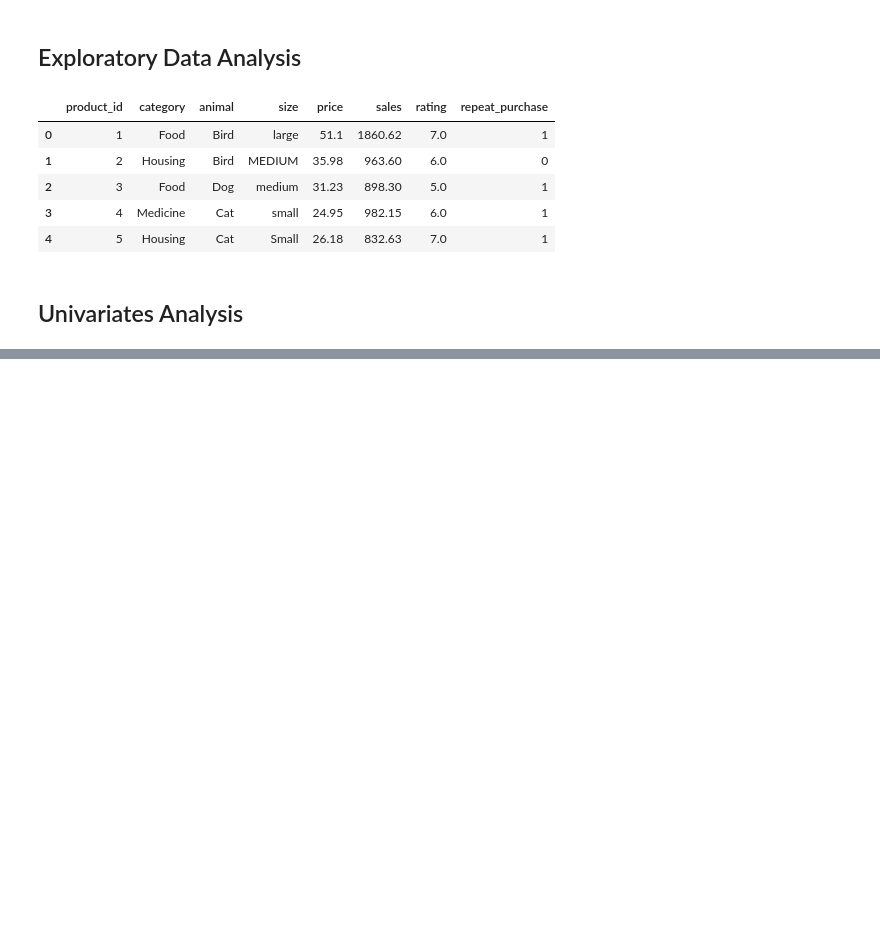
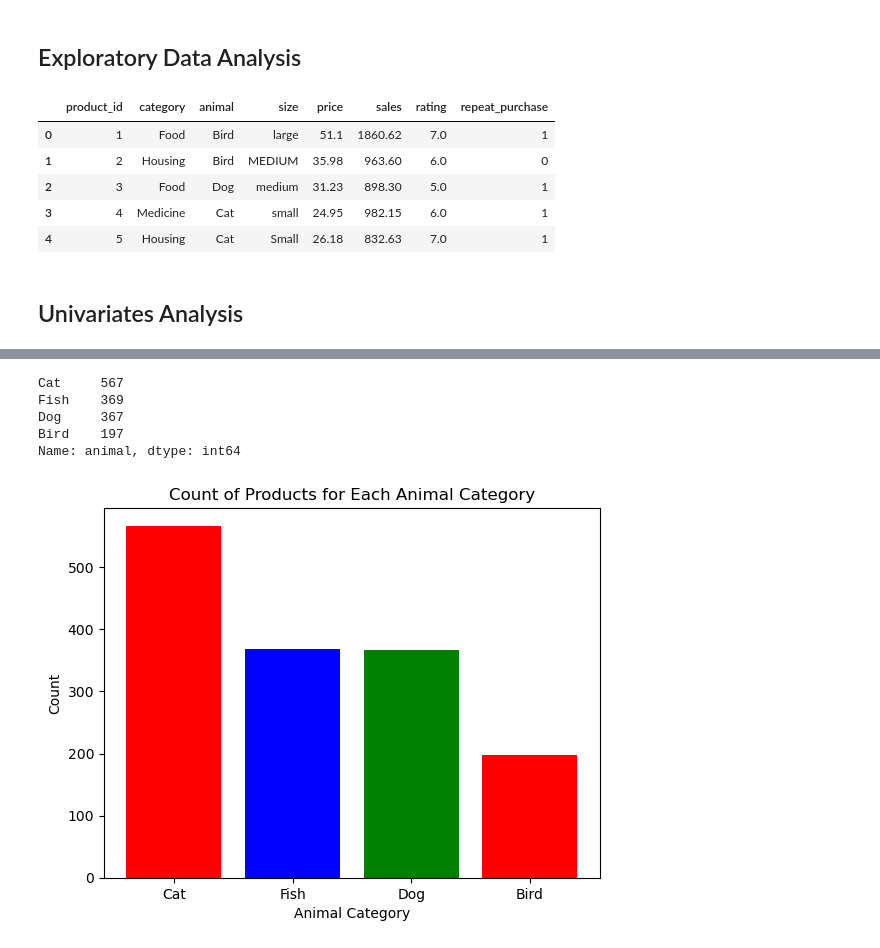
Before and after one commit to LoveRedemption/Pet_supply_analysis, a Jupyter notebook: Pet_Box.ipynb, the cells around one changed output, grey strips where cells are left out. Cells and saved outputs as stored; diff of their text form; code cells hidden in the pictures; blank space fills up the shorter version.

```diff
--- a/Pet_Box.ipynb
+++ b/Pet_Box.ipynb
@@ -250,0 +301,24 @@ df.head()
+# %%
+# count of products for each animal category
+animal_counts = df['animal'].value_counts()
+
+print(animal_counts)
+# %% [output]
+Cat     567
+Fish    369
+Dog     367
+Bird    197
+Name: animal, dtype: int64
+# %%
+# Create a bar chart
+plt.bar(animal_counts.index, animal_counts.values, color=['red', 'blue', 'green'])
+
+# Set chart title and axis labels
+plt.title('Count of Products for Each Animal Category')
+plt.xlabel('Animal Category')
+plt.ylabel('Count')
+
+# Display the chart
+plt.show()
+# %% [output]
+[figure, added]
```
Also changed, not shown: parts of 7 cells of this notebook.
